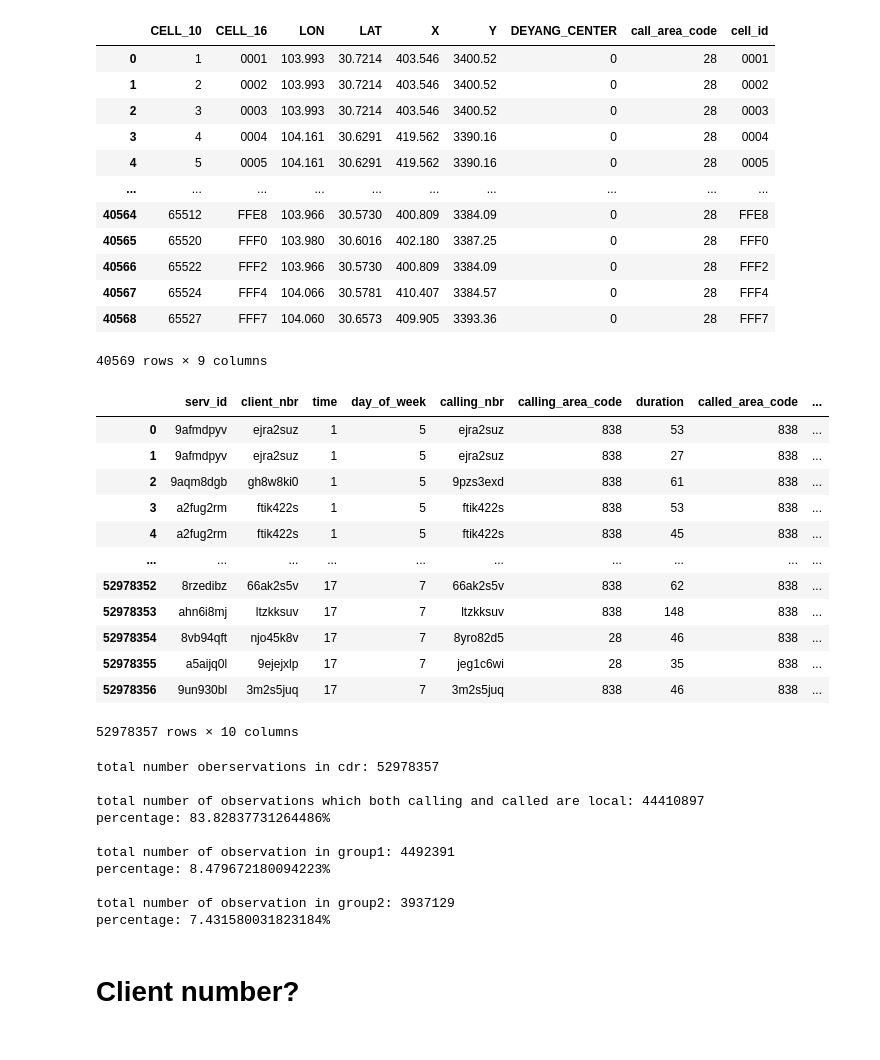
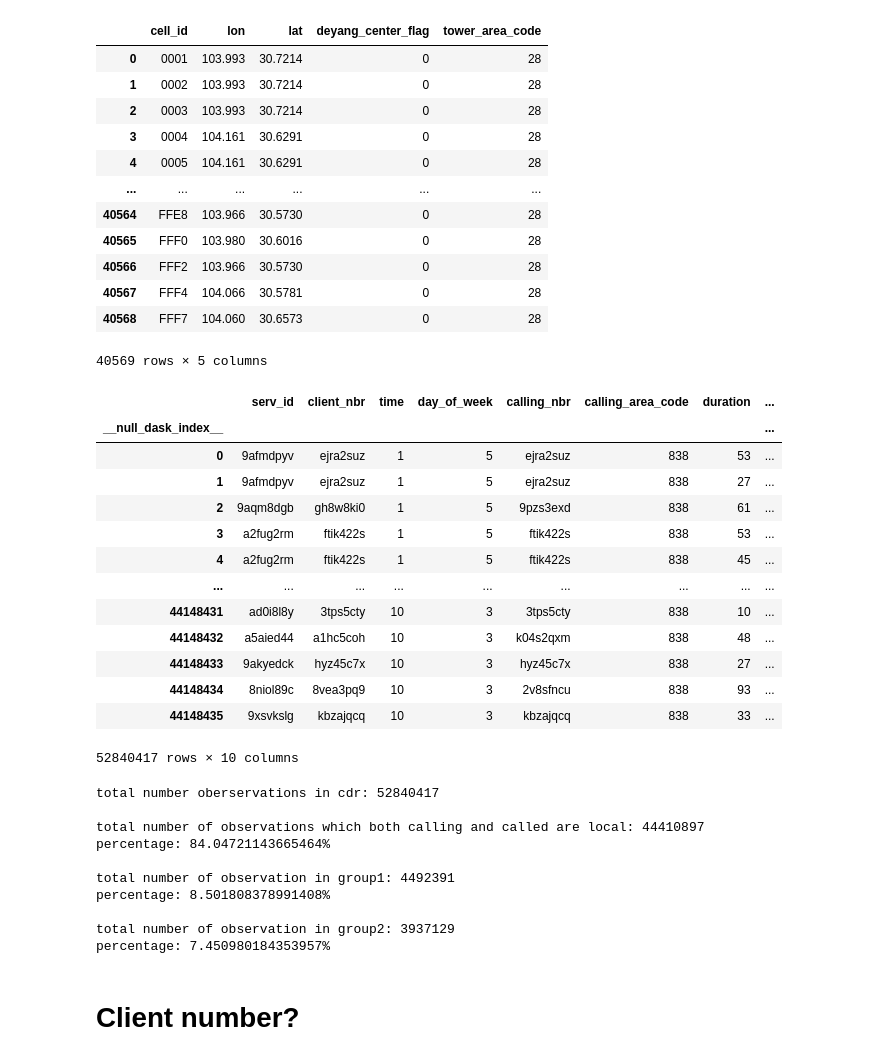
Before and after one commit to githubjacky/telecom, a Jupyter notebook: notebooks/inspect_calling_called_location.ipynb, the cells around one changed output. Cells and saved outputs as stored; diff of their text form; code cells hidden in the pictures.

```diff
--- a/notebooks/inspect_calling_called_location.ipynb
+++ b/notebooks/inspect_calling_called_location.ipynb
@@ -4,42 +4,42 @@ os.chdir('..')
 # %%
 import cudf
 # %%
-clean_cdr = cudf.read_csv('data/processed/201308/clean_cdr.csv', dtype={'calling_area_code': int, 'called_area_code': int})
+clean_cdr = cudf.read_parquet('data/processed/201308/clean_cdr')
 meta_tower = cudf.read_csv('data/processed/meta_tower.csv')
 
-meta_tower['cell_id'] = meta_tower['CELL_16'].copy()
 meta_tower
 # %% [output]
-|  | CELL_10 | CELL_16 | LON | LAT | X | Y | DEYANG_CENTER | call_area_code | cell_id |
-| 0 | 1 | 0001 | 103.993 | 30.7214 | 403.546 | 3400.52 | 0 | 28 | 0001 |
-| 1 | 2 | 0002 | 103.993 | 30.7214 | 403.546 | 3400.52 | 0 | 28 | 0002 |
-| 2 | 3 | 0003 | 103.993 | 30.7214 | 403.546 | 3400.52 | 0 | 28 | 0003 |
-| 3 | 4 | 0004 | 104.161 | 30.6291 | 419.562 | 3390.16 | 0 | 28 | 0004 |
-| 4 | 5 | 0005 | 104.161 | 30.6291 | 419.562 | 3390.16 | 0 | 28 | 0005 |
-| ... | ... | ... | ... | ... | ... | ... | ... | ... | ... |
-| 40564 | 65512 | FFE8 | 103.966 | 30.5730 | 400.809 | 3384.09 | 0 | 28 | FFE8 |
-| 40565 | 65520 | FFF0 | 103.980 | 30.6016 | 402.180 | 3387.25 | 0 | 28 | FFF0 |
-| 40566 | 65522 | FFF2 | 103.966 | 30.5730 | 400.809 | 3384.09 | 0 | 28 | FFF2 |
-| 40567 | 65524 | FFF4 | 104.066 | 30.5781 | 410.407 | 3384.57 | 0 | 28 | FFF4 |
-| 40568 | 65527 | FFF7 | 104.060 | 30.6573 | 409.905 | 3393.36 | 0 | 28 | FFF7 |
+|  | cell_id | lon | lat | deyang_center_flag | tower_area_code |
+| 0 | 0001 | 103.993 | 30.7214 | 0 | 28 |
+| 1 | 0002 | 103.993 | 30.7214 | 0 | 28 |
+| 2 | 0003 | 103.993 | 30.7214 | 0 | 28 |
+| 3 | 0004 | 104.161 | 30.6291 | 0 | 28 |
+| 4 | 0005 | 104.161 | 30.6291 | 0 | 28 |
+| ... | ... | ... | ... | ... | ... |
+| 40564 | FFE8 | 103.966 | 30.5730 | 0 | 28 |
+| 40565 | FFF0 | 103.980 | 30.6016 | 0 | 28 |
+| 40566 | FFF2 | 103.966 | 30.5730 | 0 | 28 |
+| 40567 | FFF4 | 104.066 | 30.5781 | 0 | 28 |
+| 40568 | FFF7 | 104.060 | 30.6573 | 0 | 28 |
-40569 rows × 9 columns
+40569 rows × 5 columns
 # %%
 N = len(clean_cdr)
 clean_cdr
 # %% [output]
-|  | serv_id | client_nbr | time | day_of_week | calling_nbr | calling_area_code | duration | called_area_code | ... |
-| 0 | 9afmdpyv | ejra2suz | 1 | 5 | ejra2suz | 838 | 53 | 838 | ... |
-| 1 | 9afmdpyv | ejra2suz | 1 | 5 | ejra2suz | 838 | 27 | 838 | ... |
-| 2 | 9aqm8dgb | gh8w8ki0 | 1 | 5 | 9pzs3exd | 838 | 61 | 838 | ... |
-| 3 | a2fug2rm | ftik422s | 1 | 5 | ftik422s | 838 | 53 | 838 | ... |
-| 4 | a2fug2rm | ftik422s | 1 | 5 | ftik422s | 838 | 45 | 838 | ... |
-| ... | ... | ... | ... | ... | ... | ... | ... | ... | ... |
-| 52978352 | 8rzedibz | 66ak2s5v | 17 | 7 | 66ak2s5v | 838 | 62 | 838 | ... |
-| 52978353 | ahn6i8mj | ltzkksuv | 17 | 7 | ltzkksuv | 838 | 148 | 838 | ... |
-| 52978354 | 8vb94qft | njo45k8v | 17 | 7 | 8yro82d5 | 28 | 46 | 838 | ... |
-| 52978355 | a5aijq0l | 9ejejxlp | 17 | 7 | jeg1c6wi | 28 | 35 | 838 | ... |
-| 52978356 | 9un930bl | 3m2s5juq | 17 | 7 | 3m2s5juq | 838 | 46 | 838 | ... |
+|  | serv_id | client_nbr | time | day_of_week | calling_nbr | calling_area_code | duration | ... |
+| __null_dask_index__ |  |  |  |  |  |  |  | ... |
+| 0 | 9afmdpyv | ejra2suz | 1 | 5 | ejra2suz | 838 | 53 | ... |
+| 1 | 9afmdpyv | ejra2suz | 1 | 5 | ejra2suz | 838 | 27 | ... |
+| 2 | 9aqm8dgb | gh8w8ki0 | 1 | 5 | 9pzs3exd | 838 | 61 | ... |
+| 3 | a2fug2rm | ftik422s | 1 | 5 | ftik422s | 838 | 53 | ... |
+| 4 | a2fug2rm | ftik422s | 1 | 5 | ftik422s | 838 | 45 | ... |
+| ... | ... | ... | ... | ... | ... | ... | ... | ... |
+| 44148431 | ad0i8l8y | 3tps5cty | 10 | 3 | 3tps5cty | 838 | 10 | ... |
+| 44148432 | a5aied44 | a1hc5coh | 10 | 3 | k04s2qxm | 838 | 48 | ... |
+| 44148433 | 9akyedck | hyz45c7x | 10 | 3 | hyz45c7x | 838 | 27 | ... |
+| 44148434 | 8niol89c | 8vea3pq9 | 10 | 3 | 2v8sfncu | 838 | 93 | ... |
+| 44148435 | 9xsvkslg | kbzajqcq | 10 | 3 | kbzajqcq | 838 | 33 | ... |
-52978357 rows × 10 columns
+52840417 rows × 10 columns
 # %%
 group1 = clean_cdr[
     (clean_cdr['calling_area_code'] == 838) &
@@ -69,16 +69,16 @@ print(f'percentage: {n1 / N * 100}%\n')
 print(f'total number of observation in group2: {n2}')
 print(f'percentage: {n2 / N * 100}%')
 # %% [output]
-total number oberservations in cdr: 52978357
+total number oberservations in cdr: 52840417
 
 total number of observations which both calling and called are local: 44410897
-percentage: 83.82837731264486%
+percentage: 84.04721143665464%
 
 total number of observation in group1: 4492391
-percentage: 8.479672180094223%
+percentage: 8.501808378991408%
 
 total number of observation in group2: 3937129
-percentage: 7.431580031823184%
+percentage: 7.450980184353957%
 # %% [markdown]
 # Client number?
 # %%
```
Also changed, not shown: parts of 8 cells of this notebook, 15 other files.
